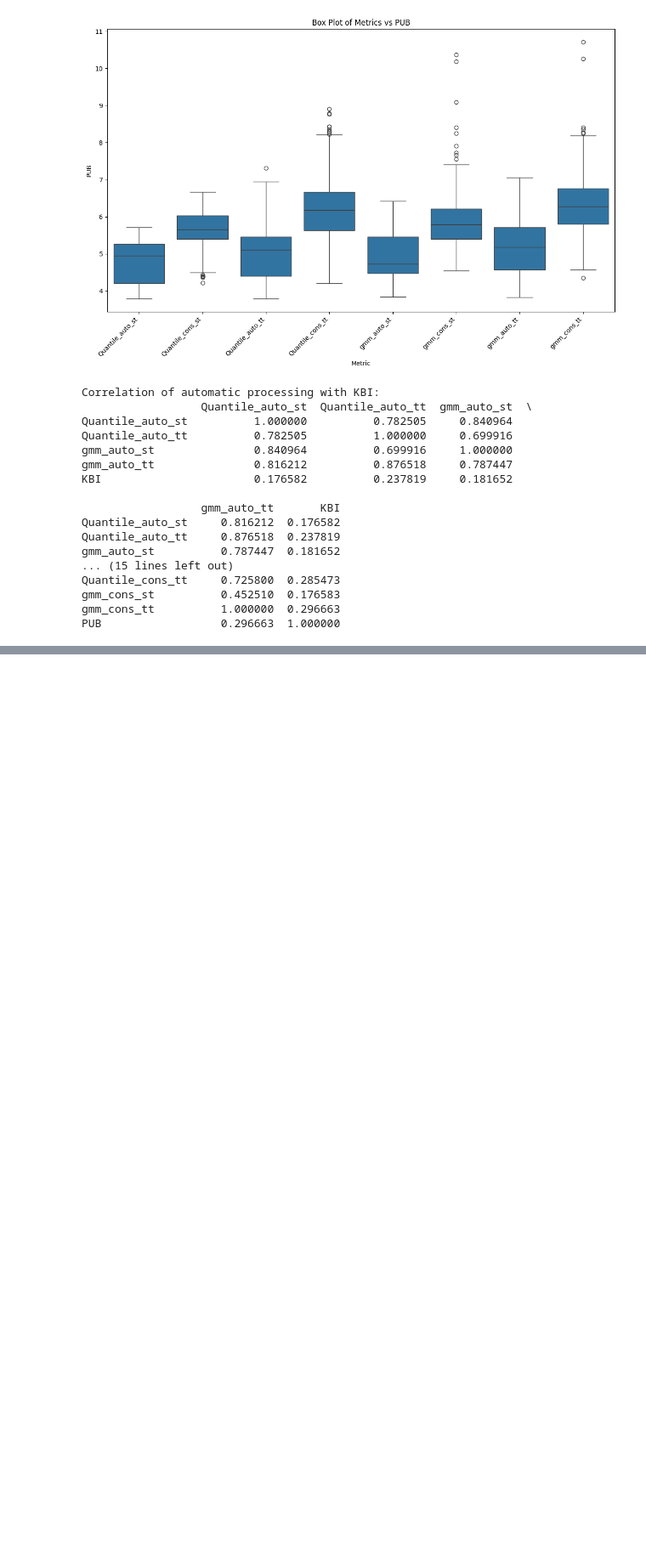
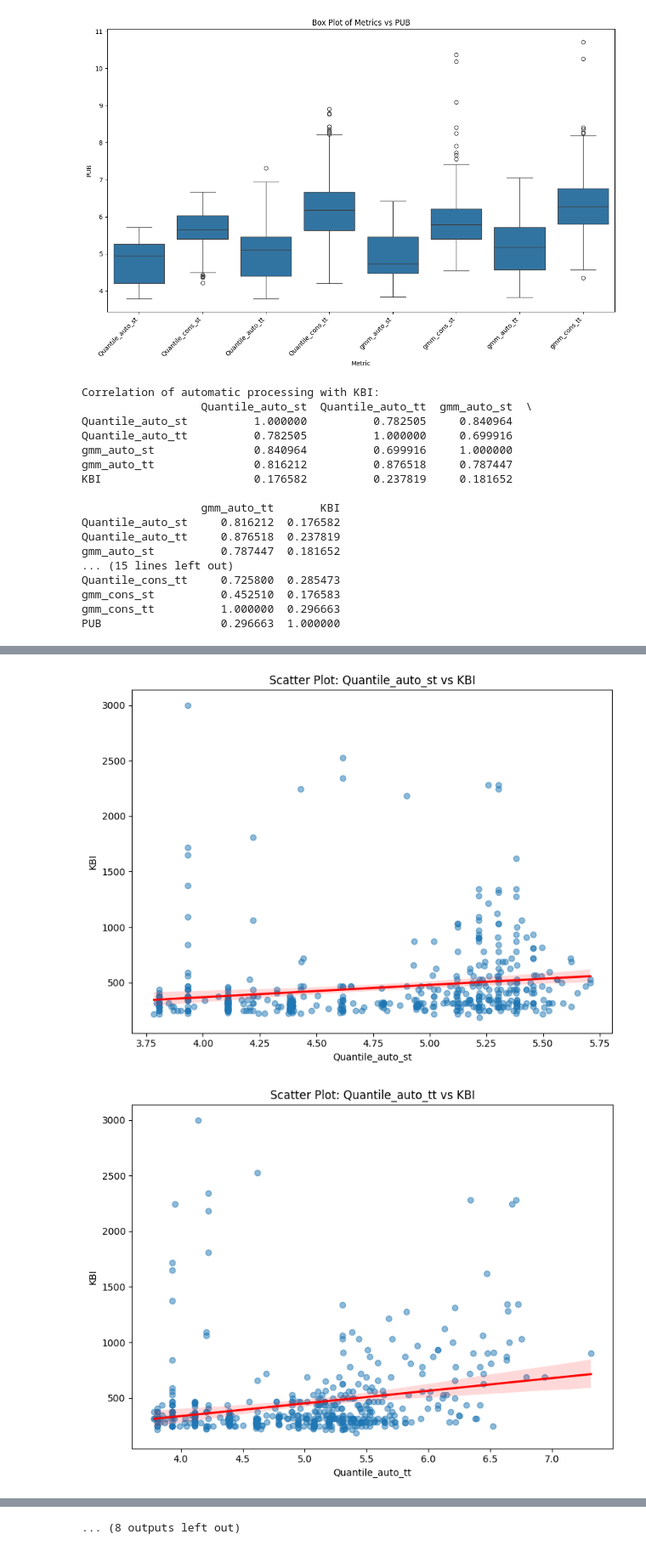
Before and after one commit to Critt-Kent/Key-Gaze-Correlation, a Jupyter notebook: Key-Gaze-correlation.ipynb, the cells around one changed output, grey strips where cells are left out. Shown at 85% size. Saved outputs shown, nothing was run; the diff lists cells and outputs as text; code cells hidden in the pictures; blank space fills up the shorter version.

```diff
--- a/Key-Gaze-correlation.ipynb
+++ b/Key-Gaze-correlation.ipynb
@@ -859,23 +859,3 @@ Quantile_cons_tt     0.725800  0.285473
 gmm_cons_st          0.452510  0.176583
 gmm_cons_tt          1.000000  0.296663
 PUB                  0.296663  1.000000
-# %%
-# --- Plotting 'automatic processing' vs KBI ---
-for col in auto_cols:
-    plt.figure(figsize=(8, 6))
-    sns.regplot(x=final_df[col], y=final_df['KBI'],scatter_kws={'alpha':0.5},line_kws={'color':'red'})
-    plt.title(f'Scatter Plot: {col} vs KBI')
-    plt.xlabel(col)
-    plt.ylabel('KBI')
-    plt.tight_layout()
-    plt.show()
-
-# --- Plotting 'conscious processing' vs PUB ---
-for col in cons_cols:
-    plt.figure(figsize=(8, 6))
-    sns.regplot(x=final_df[col], y=final_df['PUB'],scatter_kws={'alpha':0.5},line_kws={'color':'red'})
-    plt.title(f'Scatter Plot: {col} vs PUB')
-    plt.xlabel(col)
-    plt.ylabel('PUB')
-    plt.tight_layout()
-    plt.show()
@@ -890,0 +862,4 @@ for col in cons_cols:
+# %%
+corr_final = final_df[['Quantile_auto_st','Quantile_auto_tt','gmm_auto_st','gmm_auto_tt','Quantile_cons_st',
+'Quantile_cons_tt','gmm_cons_st','gmm_cons_tt','KBI','PUB']]
+corr_final.corr()
@@ -890,0 +878,21 @@ for col in cons_cols:
+# %%
+for col in corr_final:
+    plt.figure(figsize=(8, 6))
+    sns.regplot(x=corr_final[col], y=corr_final['KBI'],scatter_kws={'alpha':0.5},line_kws={'color':'red'})
+    plt.title(f'Scatter Plot: {col} vs KBI')
+    plt.xlabel(col)
+    plt.ylabel('KBI')
+    plt.tight_layout()
+    plt.show()
+
+for col in corr_final:
+    plt.figure(figsize=(8, 6))
+    sns.regplot(x=corr_final[col], y=corr_final['PUB'],scatter_kws={'alpha':0.5},line_kws={'color':'red'})
+    plt.title(f'Scatter Plot: {col} vs PUB')
+    plt.xlabel(col)
+    plt.ylabel('KBI')
+    plt.tight_layout()
+    plt.show()
+# %% [output]
+[figure, added]
+[figure, added]
@@ -890,0 +909 @@ for col in cons_cols:
+... (8 outputs left out)
```
Also changed, not shown: parts of 8 cells of this notebook, 2 other files.
